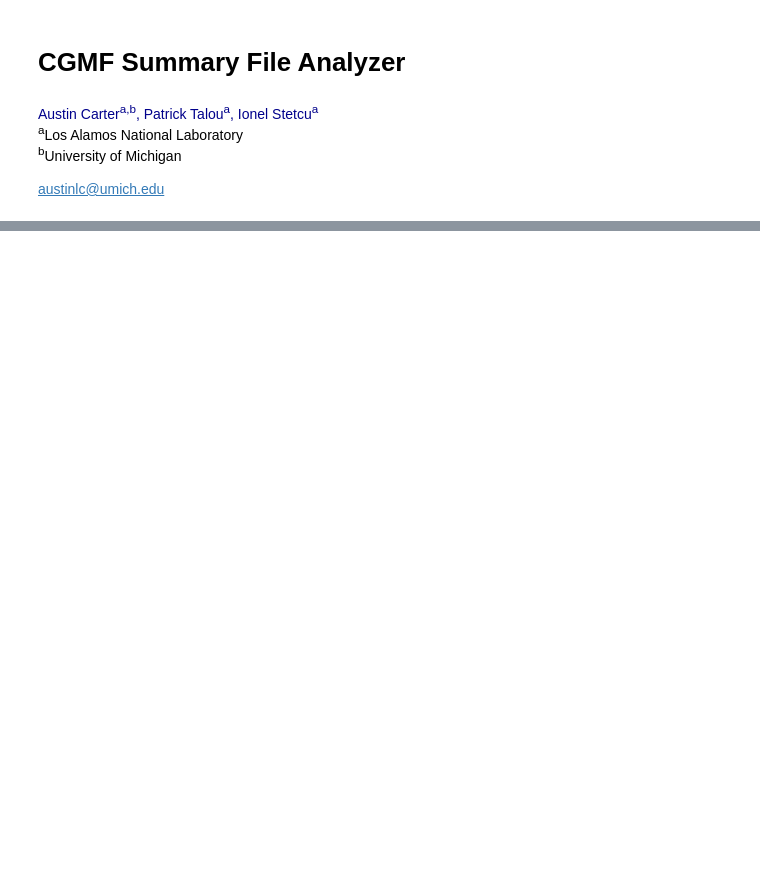
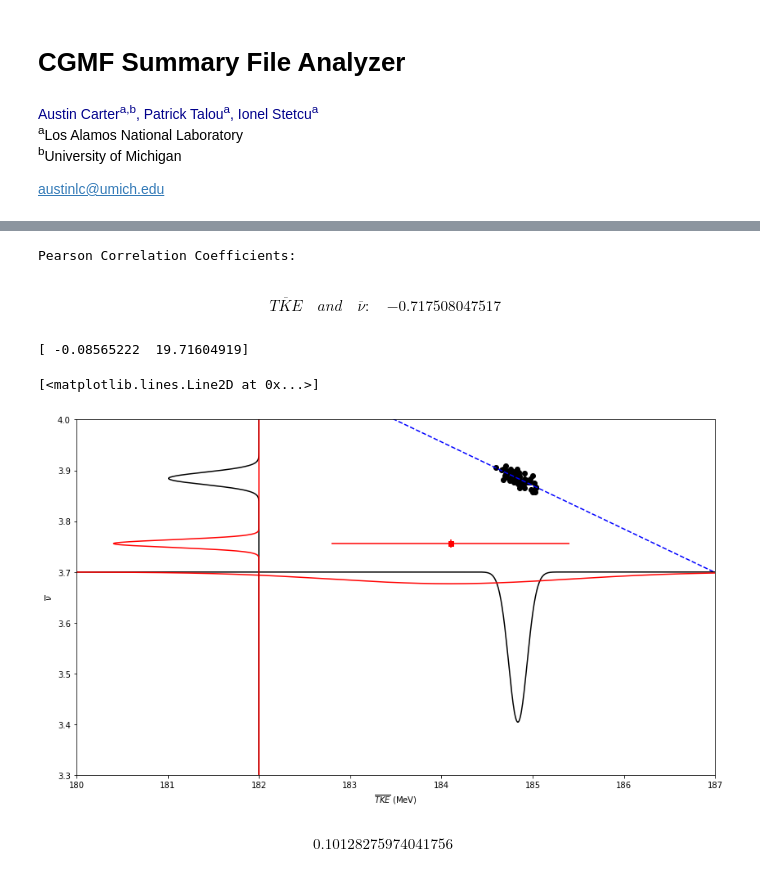
Before and after one commit to austinlc/CGMFAnalysis, a Jupyter notebook: CGMFSummaryFileAnalyzer.ipynb, the cells around one changed output, grey strips where cells are left out. Drawn from its saved outputs; the diff is of its cells as text; code cells hidden in the pictures; blank space fills up the shorter version.

```diff
--- a/CGMFSummaryFileAnalyzer.ipynb
+++ b/CGMFSummaryFileAnalyzer.ipynb
@@ -87,3 +91,55 @@ $$\begin{align}\sigma_{TKE}&& and &&\left \langle \nu(\nu-1)(\nu-2) \right \rang
+# %%
+# Special plot that includes the Gaussians on opposite side of the axis
+
+x = [TKE]
+y = [nn]
+xlabels = [r"$\overline{TKE}$ (MeV)"]
+ylabels = [r'$\overline{\nu}$']
+xfig = 14
+yfig = 8
+
+plot_and_report(x,y,xlabels, ylabels, xfig, yfig)
+
+plt.subplot(1,1,1)
+plt.xlim(180.0,187.)
+plt.ylim(3.3,4.00)
+fit = np.polyfit(TKE,nn,1)
+print (fit)
+fitfun = np.poly1d(fit)
+x=np.linspace(180,188,61)
+plt.plot(x,fitfun(x),'b--')
+plt.errorbar(184.1,3.756,xerr=1.3,yerr=0.002*3.756,fmt='rs') #-- experimental point
+
+# Gaussian curves
+
+mean_TKE = mean(TKE)
+sig_TKE  = stdev(TKE)
+x = np.linspace(180.,187.,1000)
+plt.plot(x,-0.075*mlab.normpdf(x, mean_TKE, sig_TKE)+3.7, 'k')
+
+mean_TKE_exp = 184.1
+sig_TKE_exp  = 1.3
+plt.plot(x,-0.075*mlab.normpdf(x, mean_TKE_exp, sig_TKE_exp)+3.7, 'r')
+
+mean_nu  = mean(nn)
+sig_nu   = stdev(nn)
+y        = np.linspace(3.3,4.,1000)
+plt.plot(-0.03*mlab.normpdf(y, mean_nu, sig_nu)+182, y, 'k')
+
+mean_nu_exp  = 3.756
+sig_nu_exp   = 0.002*3.756
+y        = np.linspace(3.3,4.,1000)
+plt.plot(-0.03*mlab.normpdf(y, mean_nu_exp, sig_nu_exp)+182, y, 'r')
+# %% [output]
+Pearson Correlation Coefficients:
+$$\begin{align}\overline{TKE}&& and &&\overline{\nu}:&&-0.717508047517\end{align}$$
+[ -0.08565222  19.71604919]
+[<matplotlib.lines.Line2D at 0x...>]
+[figure, added]
+# %%
+stdev(TKE)
+# %% [output]
+$$0.10128275974041756$$
 # %%
 # Plot nn vs txe and moments
 
```
Also changed, not shown: parts of 9 cells of this notebook, 2 other files.
